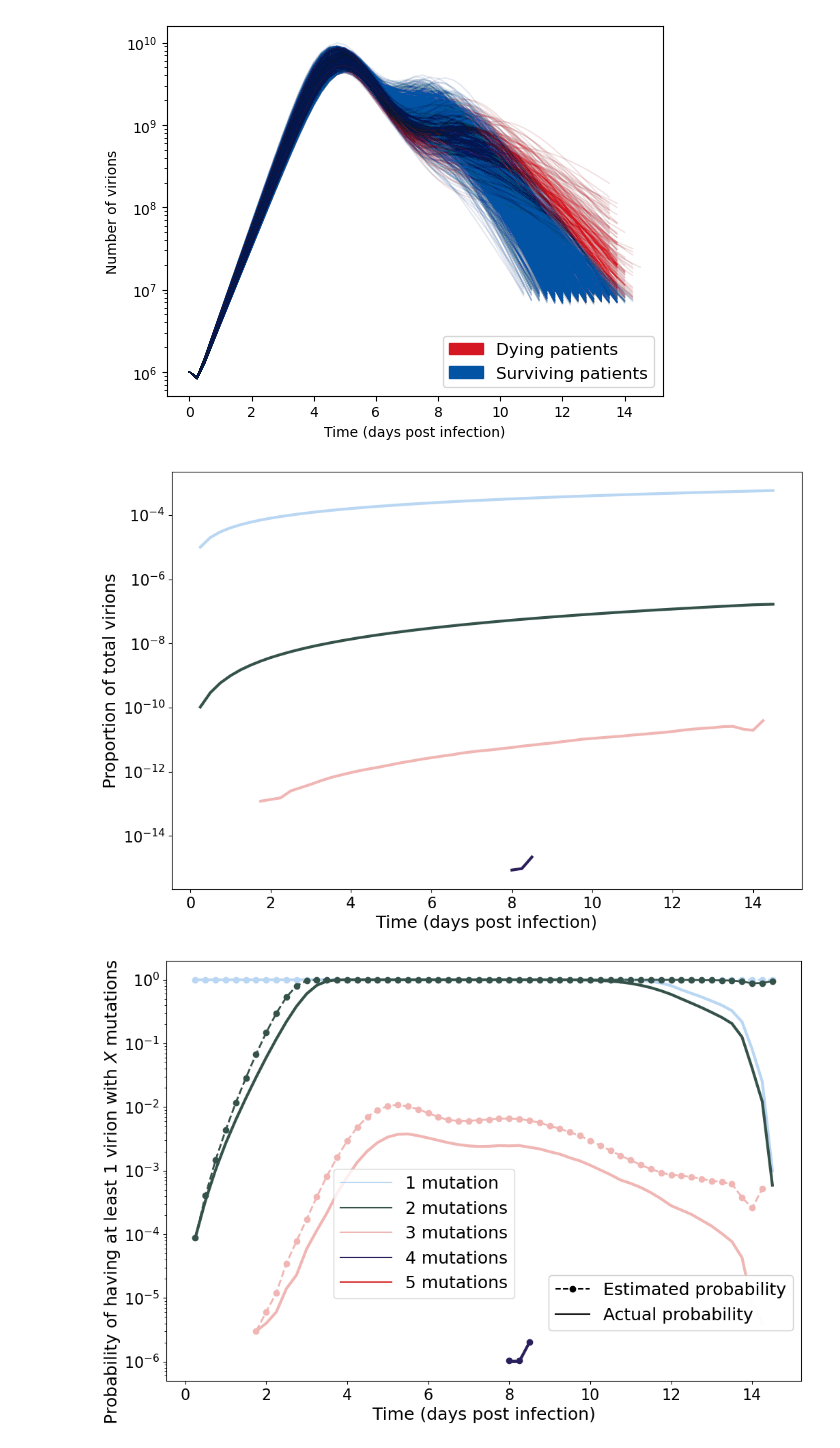
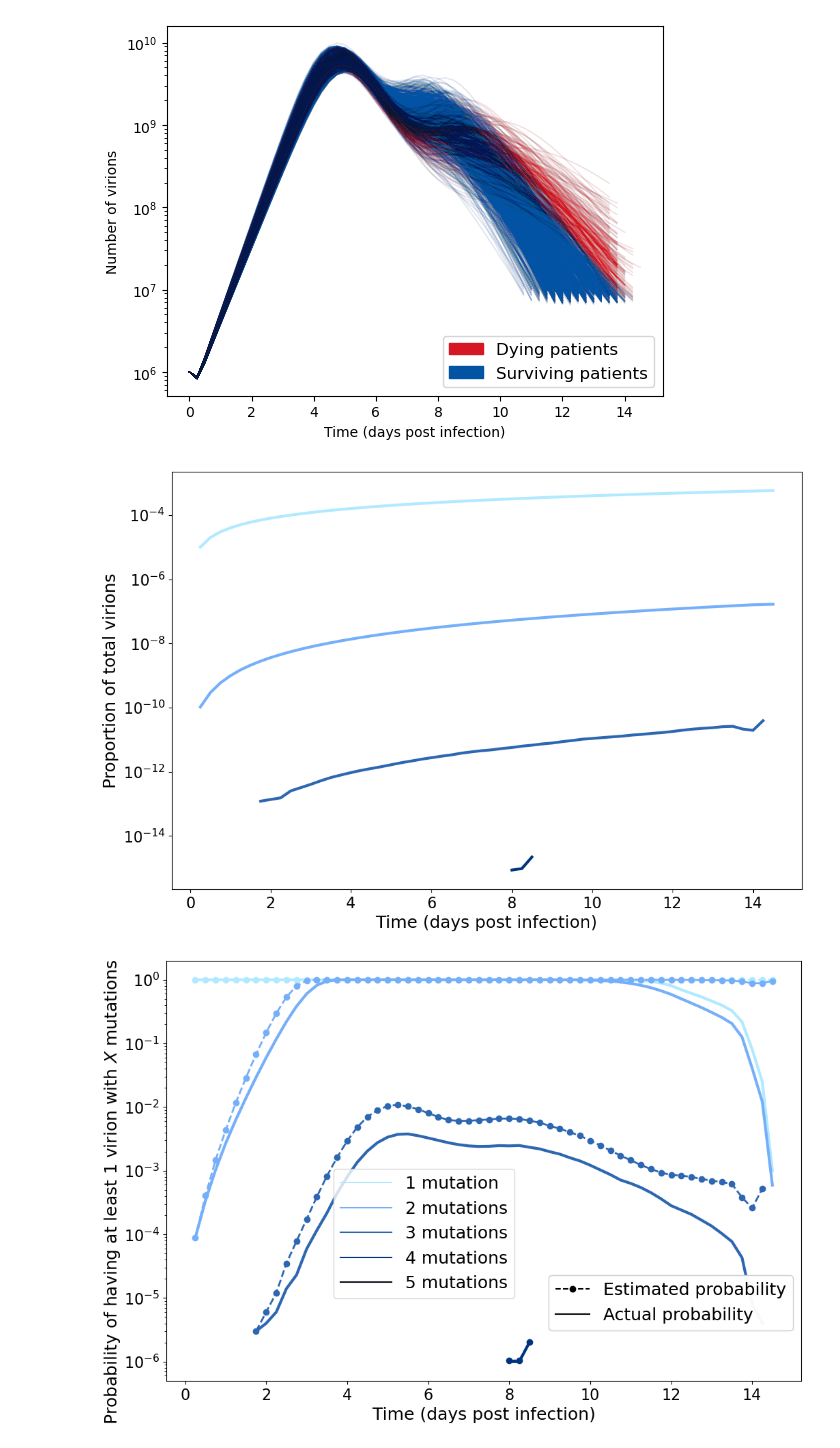
Before and after one commit to joshlooks/avianflu, a Jupyter notebook: bpm_final.ipynb, the cells around one changed output. Drawn from its saved outputs; the diff is of its cells as text; code cells hidden in the pictures.

```diff
--- a/bpm_final.ipynb
+++ b/bpm_final.ipynb
@@ -470,7 +470,7 @@ N_TOTAL = np.sum(n_totals, axis = 0)
 timevals = np.linspace(0,13.25,54)
 
 #set up the colors for the plot
-plotcolors = ['#B9D6F2', '#35524A', '#F0B6B4', '#2A1E5C','#D62828']
+plotcolors = ['#b1eaff', '#76aff9', '#2e67b1', '#00347e','#00000c']
 linestyles = ['solid',(0,(5,10)),(0,(3,10,1,10)),(0,(5,1)),(0, (3, 1, 1, 1, 1, 1))]
 
 fig, ax4 = plt.subplots(figsize=(12,8))
@@ -913,38 +519,0 @@ n_i_lists_quick = loaded_n_list
-# %%
-#We calculate the totals of each type of virion
-n_totals = np.zeros((6,54))
-for i in range(0,1000):
-    for j in range(0,6):
-        n_totals[j,0:len(n_i_lists_quick[i][j])] += n_i_lists_quick[i][j]
-N_TOTAL = np.sum(n_totals, axis = 0)
-
-#set up time values
-timevals = np.linspace(0,13.25,54)
-
-#set up the colors for the plot
-plotcolors = ['#B9D6F2', '#35524A', '#F0B6B4', '#2A1E5C','#D62828']
-linestyles = ['solid',(0,(5,10)),(0,(3,10,1,10)),(0,(5,1)),(0, (3, 1, 1, 1, 1, 1))]
-
-#Set up plot
-fig, ax3 = plt.subplots(figsize=(12,8))
-
-#We plot the proportions of each virion type over time
-for i in range(1,6):
-    prop = n_totals[i,:] / N_TOTAL
-    myrange = np.where(prop>0)
-    #create a label
-    if i > 2:
-        mylabel = str(i) + " out of " + str(i) + " mutations"
-    else:
-        if i > 1:
-            mylabel = "2 mutations"
-        else:
-            mylabel = "1 mutation"
-    if len(myrange[0]) > 0:
-        ax3.semilogy(timevals[myrange], prop[myrange], label = mylabel, color=plotcolors[i-1],linewidth=3)
-ax3.set_ylabel('Proportion of total virions',fontsize=18)
-ax3.set_xlabel('Time (days post infection)',fontsize=18)
-plt.xticks(fontsize=16)
-plt.yticks(fontsize=16)
-plt.savefig('Plots/prop_quick_final.pdf', dpi=2400,bbox_inches='tight')
-plt.show()
@@ -1245,7 +753,7 @@ N_TOTAL = np.sum(n_totals, axis = 0)
 timevals = np.linspace(0,14.5,59)
 # %%
 #set up colors for the plot
-plotcolors = ['#B9D6F2', '#35524A', '#F0B6B4', '#2A1E5C','#D62828']
+plotcolors = ['#b1eaff', '#76aff9', '#2e67b1', '#00347e','#00000c']
 linestyles = ['solid',(0,(5,10)),(0,(3,10,1,10)),(0,(5,1)),(0, (3, 1, 1, 1, 1, 1))]
 #Set up plot
 fig, ax1 = plt.subplots(figsize=(12,8))
@@ -1269,7 +777,7 @@ plt.yticks(fontsize=16)
 plt.savefig('Plots/prop_standard_final_lower_mort.pdf', dpi=2400,bbox_inches='tight')
 plt.show()
 # %% [output]
-[figure, old version]
+[figure, new version]
 # %%
 # We calculate the proportion / probability of an individual having at least one of a virion type
 n_totals_prob = np.zeros((5,59))
@@ -1297,7 +805,7 @@ for i in range(0, 59):
 # %%
 from matplotlib.lines import Line2D
 #set up colors for the plot
-plotcolors = ['#B9D6F2', '#35524A', '#F0B6B4', '#2A1E5C','#D62828']
+plotcolors = ['#b1eaff', '#76aff9', '#2e67b1', '#00347e','#00000c']
 linestyles = ['solid',(0,(5,10)),(0,(3,10,1,10)),(0,(5,1)),(0, (3, 1, 1, 1, 1, 1))]
 
 #Set up plot
@@ -1313,34 +821,34 @@ for i in range(1,6):
     #make an estimate for the probability
     prop = n_totals[i,:] / N_TOTAL
     myrange = np.where(prop>0)
     probest = 1 - np.power((1 - prop[myrange]),meanV[myrange])
 
     #create our label
     if i >= 2:
         mylabel = str(i) + " mutations"
     else:
         mylabel = "1 mutation"
     if len(myrange[0]) > 0:
         ax2.semilogy(timevals[myrange], probs[myrange], color = plotcolors[i-1],linewidth = 3, label = mylabel)
         ax2.semilogy(timevals[myrange], probest,linestyle='--',marker='o',color = plotcolors[i-1],linewidth=2)
 
 leg = [Line2D([0],[0],label='1 mutation',color=plotcolors[0]),Line2D([0],[0],label='2 mutations',color=plotcolors[1]),
        Line2D([0],[0],label='3 mutations',color=plotcolors[2]),Line2D([0],[0],label='4 mutations',color=plotcolors[3]),
        Line2D([0],[0],label='5 mutations',color=plotcolors[4])]
 
 leg2 = [Line2D([0],[0],marker='o',linestyle='--',label='Estimated probability',color='k'),Line2D([0],[0],color='k',label='Actual probability')]
 
 ax2.add_artist(plt.legend(handles=leg,fontsize=18,handlelength=3,loc='best', bbox_to_anchor=(0.25,0.35)))
 ax2.add_artist(plt.legend(handles=leg2,loc='lower right',fontsize=18,bbox_to_anchor=(1,0.1)))
 ax2.set_ylabel(r'Probability of having at least 1 virion with $X$ mutations',fontsize=18)
 ax2.yaxis.set_label_coords(-0.07,0.45)
 ax2.set_xlabel('Time (days post infection)',fontsize=18)
 plt.xticks(fontsize=16)
 plt.yticks(fontsize=16)
 plt.savefig('Plots/prob_standard_1_final_lower_mort.pdf', dpi=2400,bbox_inches='tight')
 plt.show()
 # %% [output]
-[figure, old version]
+[figure, new version]
 # %%
 #Set parameters
 p = 10**-5
```
Also changed, not shown: parts of 30 cells of this notebook, 20 other files.
